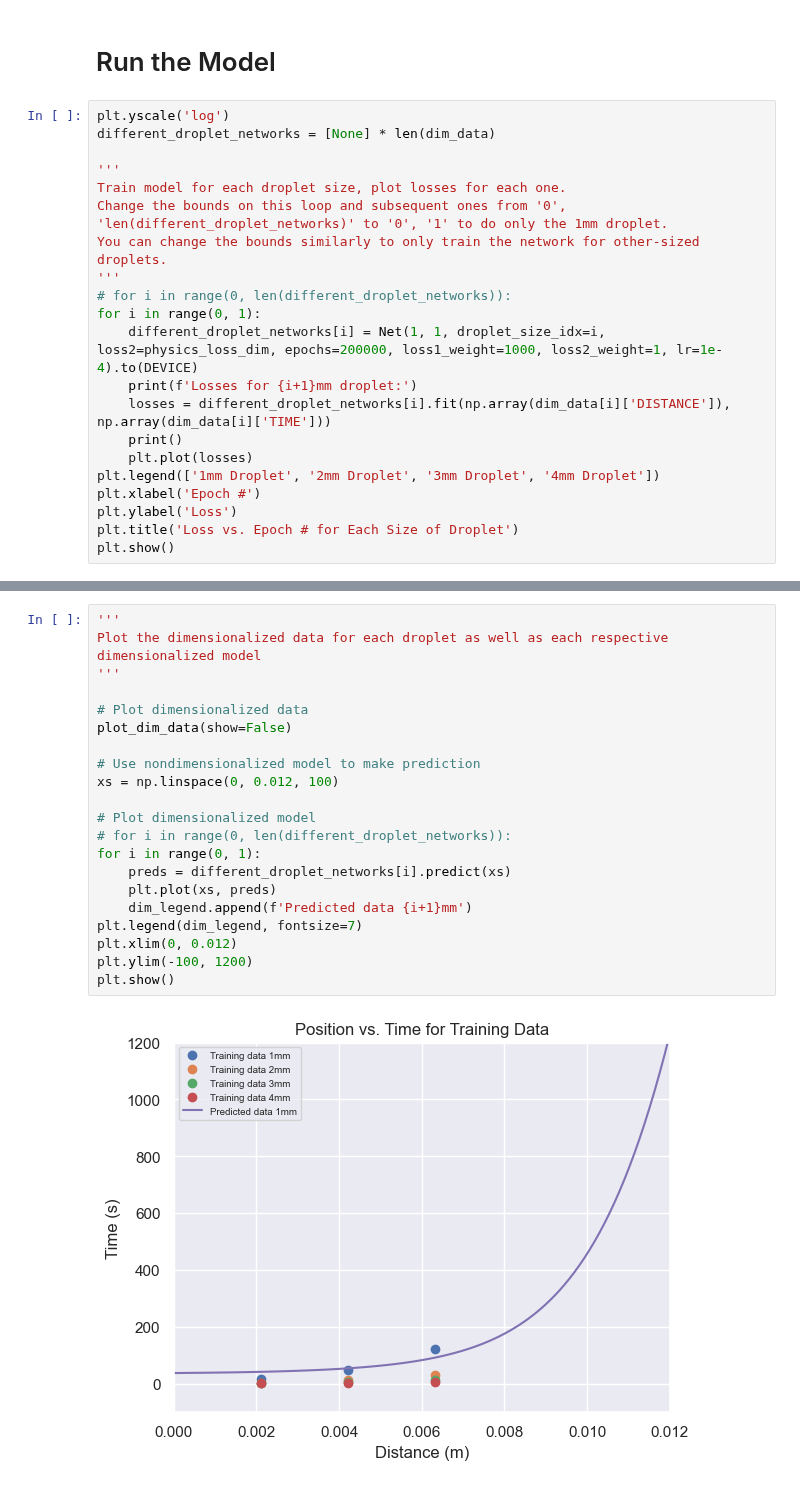
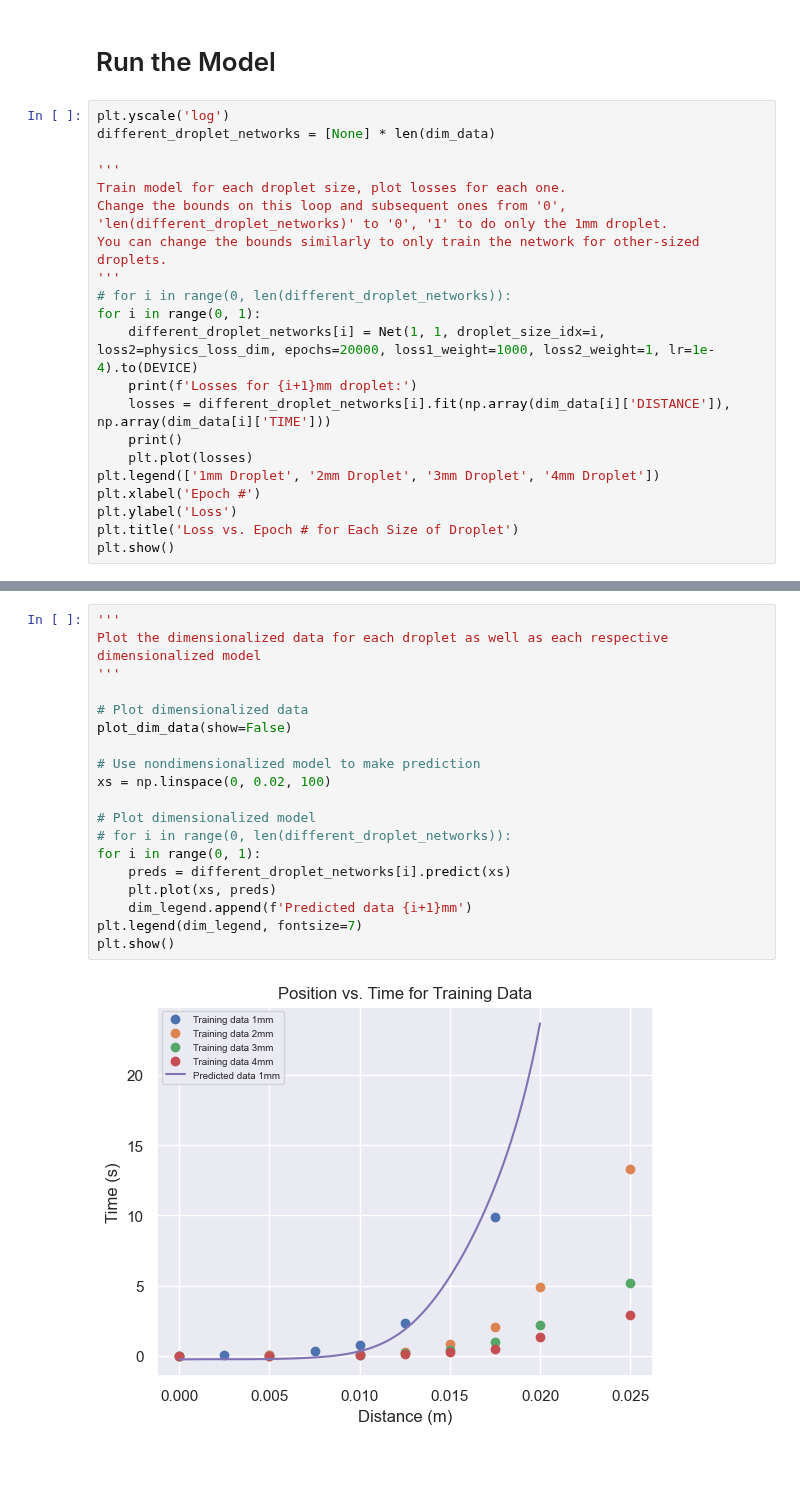
Before and after one commit to rahavdayan/pinns-model, a Jupyter notebook: src/ferrofluid/ferrofluid.ipynb, the cells around one changed output, grey strips where cells are left out. Cells and saved outputs as stored; diff of their text form.

Commit message:
network working well with the real data

```diff
--- a/src/ferrofluid/ferrofluid.ipynb
+++ b/src/ferrofluid/ferrofluid.ipynb
@@ -54,7 +54,7 @@ You can change the bounds similarly to only train the network for other-sized dr
 '''
 # for i in range(0, len(different_droplet_networks)):
 for i in range(0, 1):
-    different_droplet_networks[i] = Net(1, 1, droplet_size_idx=i, loss2=physics_loss_dim, epochs=200000, loss1_weight=1000, loss2_weight=1, lr=1e-4).to(DEVICE)
+    different_droplet_networks[i] = Net(1, 1, droplet_size_idx=i, loss2=physics_loss_dim, epochs=20000, loss1_weight=1000, loss2_weight=1, lr=1e-4).to(DEVICE)
     print(f'Losses for {i+1}mm droplet:')
     losses = different_droplet_networks[i].fit(np.array(dim_data[i]['DISTANCE']), np.array(dim_data[i]['TIME']))
     print()
@@ -86,26 +86,24 @@ Epoch 200000/200000, data loss: 517833.6875, physics loss: 18537.1953125
 # %%
 '''
 Plot the dimensionalized data for each droplet as well as each respective dimensionalized model
 '''
 
 # Plot dimensionalized data
 plot_dim_data(show=False)
 
 # Use nondimensionalized model to make prediction
-xs = np.linspace(0, 0.012, 100)
+xs = np.linspace(0, 0.02, 100)
 
 # Plot dimensionalized model
 # for i in range(0, len(different_droplet_networks)):
 for i in range(0, 1):
     preds = different_droplet_networks[i].predict(xs)
     plt.plot(xs, preds)
     dim_legend.append(f'Predicted data {i+1}mm')
 plt.legend(dim_legend, fontsize=7)
-plt.xlim(0, 0.012)
-plt.ylim(-100, 1200)
 plt.show()
 # %% [output]
-[figure, old version]
+[figure, new version]
 # %%
 pred = different_droplet_networks[0].predict(xs)
 plt.plot(xs, pred)
```
Also changed, not shown: parts of 3 cells of this notebook, 1 other file.
